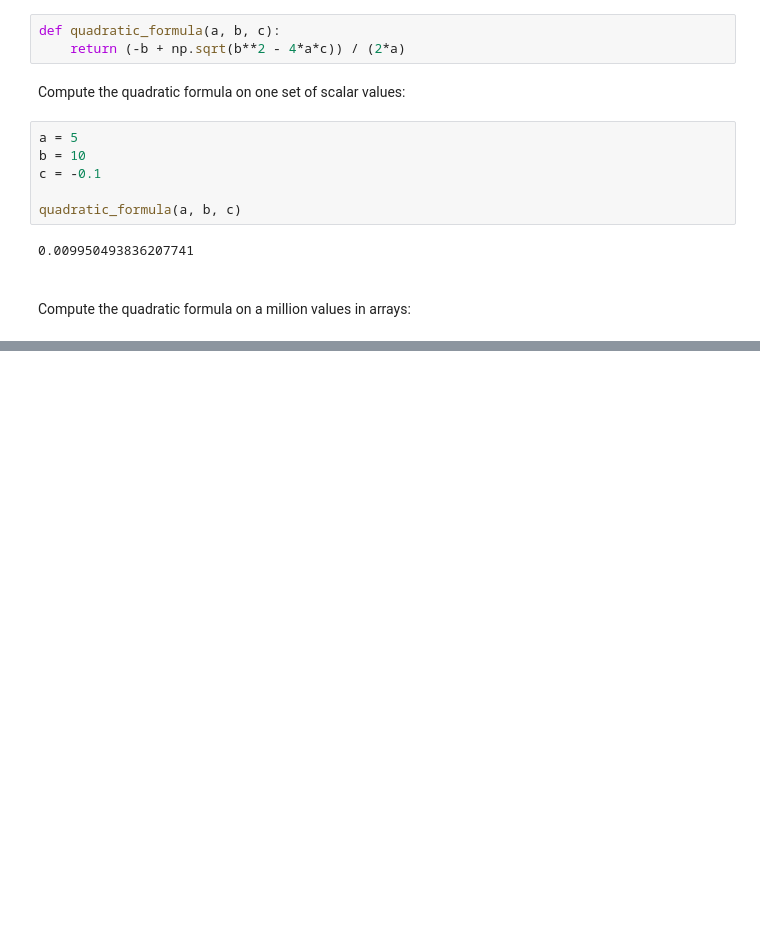
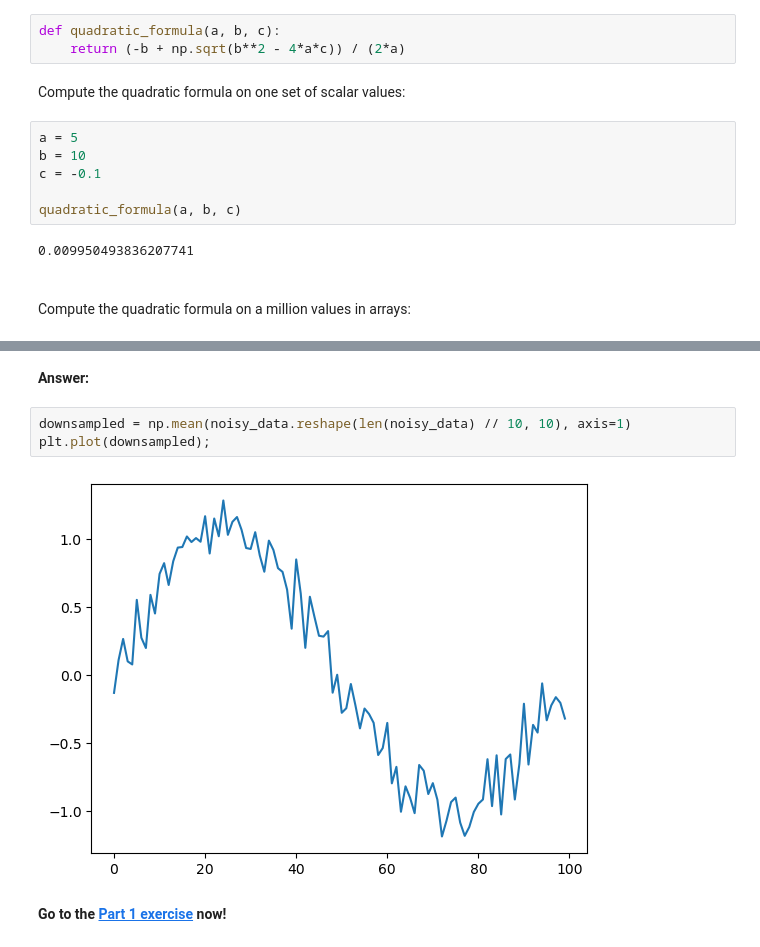
Before and after one commit to jpivarski-talks/2023-07-11-scipy2023-tutorial-thinking-in-arrays, a Jupyter notebook: part-1/lecture-slides.ipynb, the cells around one changed output, grey strips where cells are left out. Cells and saved outputs as stored; diff of their text form; blank space fills up the shorter version.

```diff
--- a/part-1/lecture-slides.ipynb
+++ b/part-1/lecture-slides.ipynb
@@ -235,0 +514,9 @@ array([ 0.00088191,  0.00325183, -0.00205543, ...,  0.00078065,
+# %% [markdown]
+**Answer:**
+# %%
+downsampled = np.mean(noisy_data.reshape(len(noisy_data) // 10, 10), axis=1)
+plt.plot(downsampled);
+# %% [output]
+[figure, added]
+# %% [markdown]
+**Go to the [Part 1 exercise](exercise.ipynb) now!**
```
Also changed, not shown: parts of 73 cells of this notebook, 6 other files.
